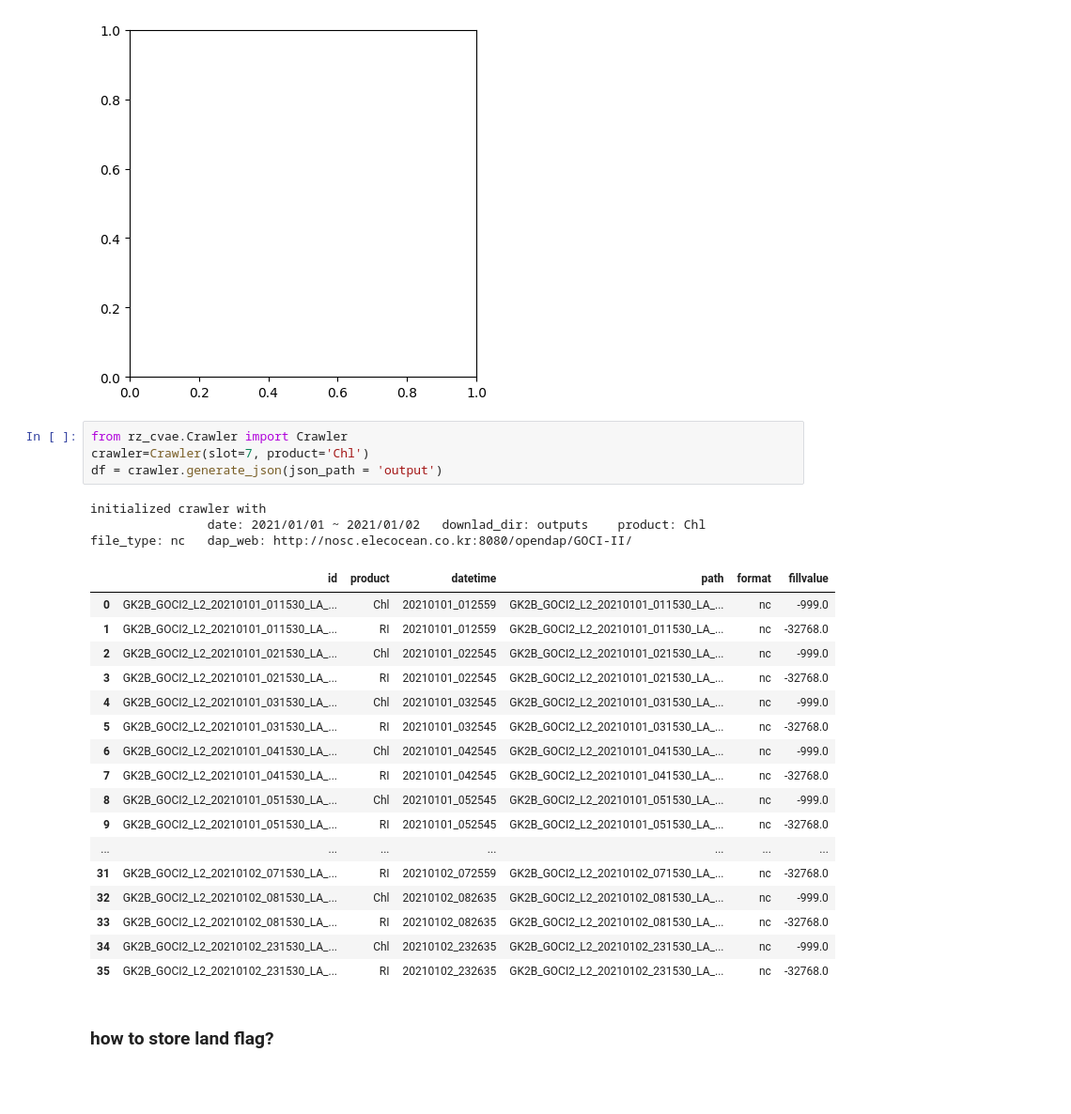
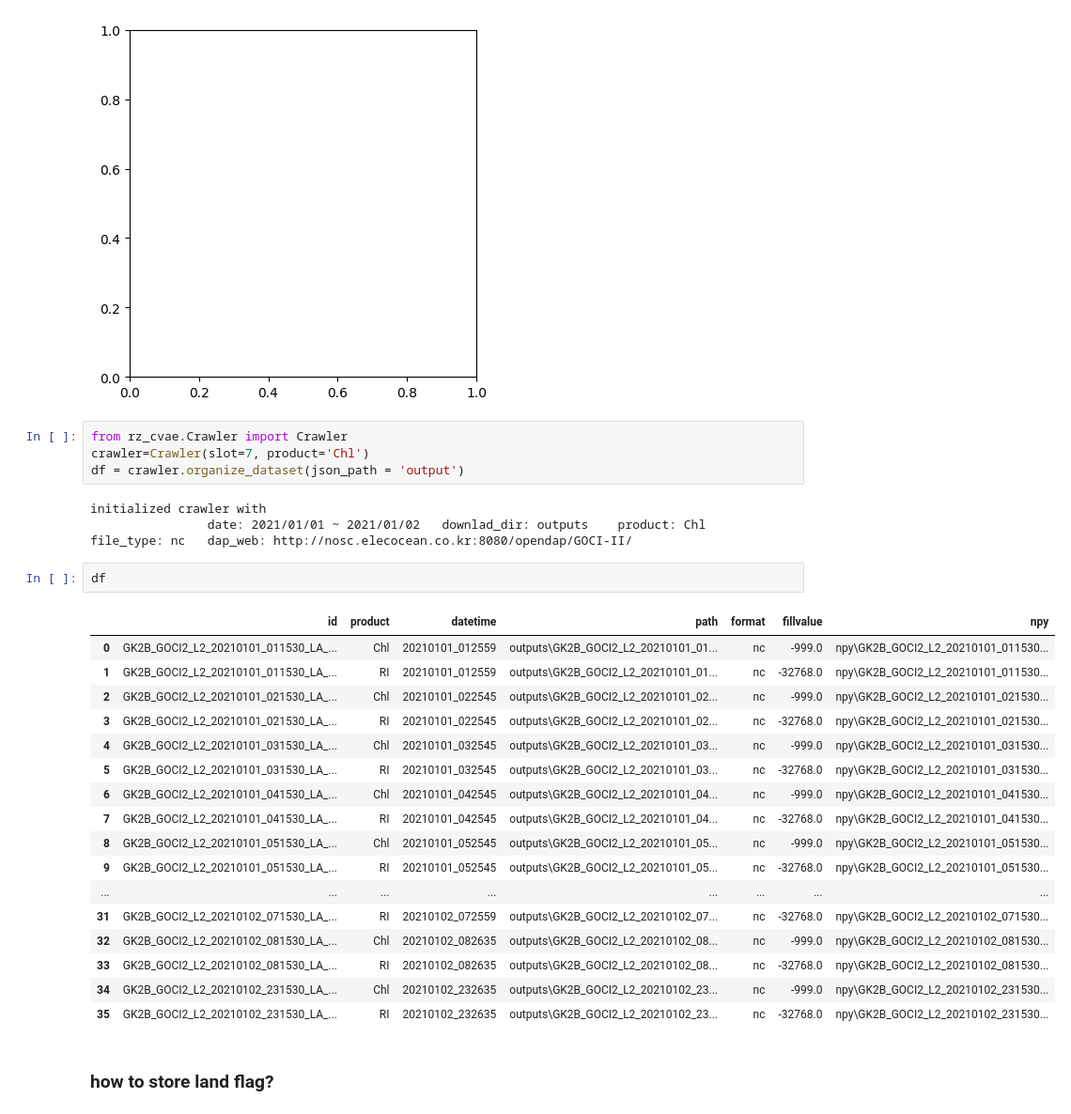
Before and after one commit to chhyyi/rz_cvae, a Jupyter notebook: GOCI_II_data.ipynb, the cells around one changed output. Shown: that part at 94% size. Drawn from its saved outputs; the diff is of its cells as text; blank space fills up the shorter version.

```diff
--- a/GOCI_II_data.ipynb
+++ b/GOCI_II_data.ipynb
@@ -137,27 +137,30 @@ TypeError: Image data of dtype object cannot be converted to float
 # %%
 from rz_cvae.Crawler import Crawler
 crawler=Crawler(slot=7, product='Chl')
-df = crawler.generate_json(json_path = 'output')
+df = crawler.organize_dataset(json_path = 'output')
 # %% [output]
 initialized crawler with
                 date: 2021/01/01 ~ 2021/01/02   downlad_dir: outputs    product: Chl    file_type: nc   dap_web: http://nosc.elecocean.co.kr:8080/opendap/GOCI-II/
-|  | id | product | datetime | path | format | fillvalue |
-| 0 | GK2B_GOCI2_L2_20210101_011530_LA_... | Chl | 20210101_012559 | GK2B_GOCI2_L2_20210101_011530_LA_... | nc | -999.0 |
-| 1 | GK2B_GOCI2_L2_20210101_011530_LA_... | RI | 20210101_012559 | GK2B_GOCI2_L2_20210101_011530_LA_... | nc | -32768.0 |
-| 2 | GK2B_GOCI2_L2_20210101_021530_LA_... | Chl | 20210101_022545 | GK2B_GOCI2_L2_20210101_021530_LA_... | nc | -999.0 |
-| 3 | GK2B_GOCI2_L2_20210101_021530_LA_... | RI | 20210101_022545 | GK2B_GOCI2_L2_20210101_021530_LA_... | nc | -32768.0 |
-| 4 | GK2B_GOCI2_L2_20210101_031530_LA_... | Chl | 20210101_032545 | GK2B_GOCI2_L2_20210101_031530_LA_... | nc | -999.0 |
-| 5 | GK2B_GOCI2_L2_20210101_031530_LA_... | RI | 20210101_032545 | GK2B_GOCI2_L2_20210101_031530_LA_... | nc | -32768.0 |
-| 6 | GK2B_GOCI2_L2_20210101_041530_LA_... | Chl | 20210101_042545 | GK2B_GOCI2_L2_20210101_041530_LA_... | nc | -999.0 |
-| 7 | GK2B_GOCI2_L2_20210101_041530_LA_... | RI | 20210101_042545 | GK2B_GOCI2_L2_20210101_041530_LA_... | nc | -32768.0 |
-| 8 | GK2B_GOCI2_L2_20210101_051530_LA_... | Chl | 20210101_052545 | GK2B_GOCI2_L2_20210101_051530_LA_... | nc | -999.0 |
-| 9 | GK2B_GOCI2_L2_20210101_051530_LA_... | RI | 20210101_052545 | GK2B_GOCI2_L2_20210101_051530_LA_... | nc | -32768.0 |
-| ... | ... | ... | ... | ... | ... | ... |
-| 31 | GK2B_GOCI2_L2_20210102_071530_LA_... | RI | 20210102_072559 | GK2B_GOCI2_L2_20210102_071530_LA_... | nc | -32768.0 |
-| 32 | GK2B_GOCI2_L2_20210102_081530_LA_... | Chl | 20210102_082635 | GK2B_GOCI2_L2_20210102_081530_LA_... | nc | -999.0 |
-| 33 | GK2B_GOCI2_L2_20210102_081530_LA_... | RI | 20210102_082635 | GK2B_GOCI2_L2_20210102_081530_LA_... | nc | -32768.0 |
-| 34 | GK2B_GOCI2_L2_20210102_231530_LA_... | Chl | 20210102_232635 | GK2B_GOCI2_L2_20210102_231530_LA_... | nc | -999.0 |
-| 35 | GK2B_GOCI2_L2_20210102_231530_LA_... | RI | 20210102_232635 | GK2B_GOCI2_L2_20210102_231530_LA_... | nc | -32768.0 |
+# %%
+df
+# %% [output]
+|  | id | product | datetime | path | format | fillvalue | npy |
+| 0 | GK2B_GOCI2_L2_20210101_011530_LA_... | Chl | 20210101_012559 | outputs\GK2B_GOCI2_L2_20210101_01... | nc | -999.0 | npy\GK2B_GOCI2_L2_20210101_011530... |
+| 1 | GK2B_GOCI2_L2_20210101_011530_LA_... | RI | 20210101_012559 | outputs\GK2B_GOCI2_L2_20210101_01... | nc | -32768.0 | npy\GK2B_GOCI2_L2_20210101_011530... |
+| 2 | GK2B_GOCI2_L2_20210101_021530_LA_... | Chl | 20210101_022545 | outputs\GK2B_GOCI2_L2_20210101_02... | nc | -999.0 | npy\GK2B_GOCI2_L2_20210101_021530... |
+| 3 | GK2B_GOCI2_L2_20210101_021530_LA_... | RI | 20210101_022545 | outputs\GK2B_GOCI2_L2_20210101_02... | nc | -32768.0 | npy\GK2B_GOCI2_L2_20210101_021530... |
+| 4 | GK2B_GOCI2_L2_20210101_031530_LA_... | Chl | 20210101_032545 | outputs\GK2B_GOCI2_L2_20210101_03... | nc | -999.0 | npy\GK2B_GOCI2_L2_20210101_031530... |
+| 5 | GK2B_GOCI2_L2_20210101_031530_LA_... | RI | 20210101_032545 | outputs\GK2B_GOCI2_L2_20210101_03... | nc | -32768.0 | npy\GK2B_GOCI2_L2_20210101_031530... |
+| 6 | GK2B_GOCI2_L2_20210101_041530_LA_... | Chl | 20210101_042545 | outputs\GK2B_GOCI2_L2_20210101_04... | nc | -999.0 | npy\GK2B_GOCI2_L2_20210101_041530... |
+| 7 | GK2B_GOCI2_L2_20210101_041530_LA_... | RI | 20210101_042545 | outputs\GK2B_GOCI2_L2_20210101_04... | nc | -32768.0 | npy\GK2B_GOCI2_L2_20210101_041530... |
+| 8 | GK2B_GOCI2_L2_20210101_051530_LA_... | Chl | 20210101_052545 | outputs\GK2B_GOCI2_L2_20210101_05... | nc | -999.0 | npy\GK2B_GOCI2_L2_20210101_051530... |
+| 9 | GK2B_GOCI2_L2_20210101_051530_LA_... | RI | 20210101_052545 | outputs\GK2B_GOCI2_L2_20210101_05... | nc | -32768.0 | npy\GK2B_GOCI2_L2_20210101_051530... |
+| ... | ... | ... | ... | ... | ... | ... | ... |
+| 31 | GK2B_GOCI2_L2_20210102_071530_LA_... | RI | 20210102_072559 | outputs\GK2B_GOCI2_L2_20210102_07... | nc | -32768.0 | npy\GK2B_GOCI2_L2_20210102_071530... |
+| 32 | GK2B_GOCI2_L2_20210102_081530_LA_... | Chl | 20210102_082635 | outputs\GK2B_GOCI2_L2_20210102_08... | nc | -999.0 | npy\GK2B_GOCI2_L2_20210102_081530... |
+| 33 | GK2B_GOCI2_L2_20210102_081530_LA_... | RI | 20210102_082635 | outputs\GK2B_GOCI2_L2_20210102_08... | nc | -32768.0 | npy\GK2B_GOCI2_L2_20210102_081530... |
+| 34 | GK2B_GOCI2_L2_20210102_231530_LA_... | Chl | 20210102_232635 | outputs\GK2B_GOCI2_L2_20210102_23... | nc | -999.0 | npy\GK2B_GOCI2_L2_20210102_231530... |
+| 35 | GK2B_GOCI2_L2_20210102_231530_LA_... | RI | 20210102_232635 | outputs\GK2B_GOCI2_L2_20210102_23... | nc | -32768.0 | npy\GK2B_GOCI2_L2_20210102_231530... |
 # %% [markdown]
 ### how to store land flag?
 # %% [markdown]
```
Also changed, not shown: 38 other files.
